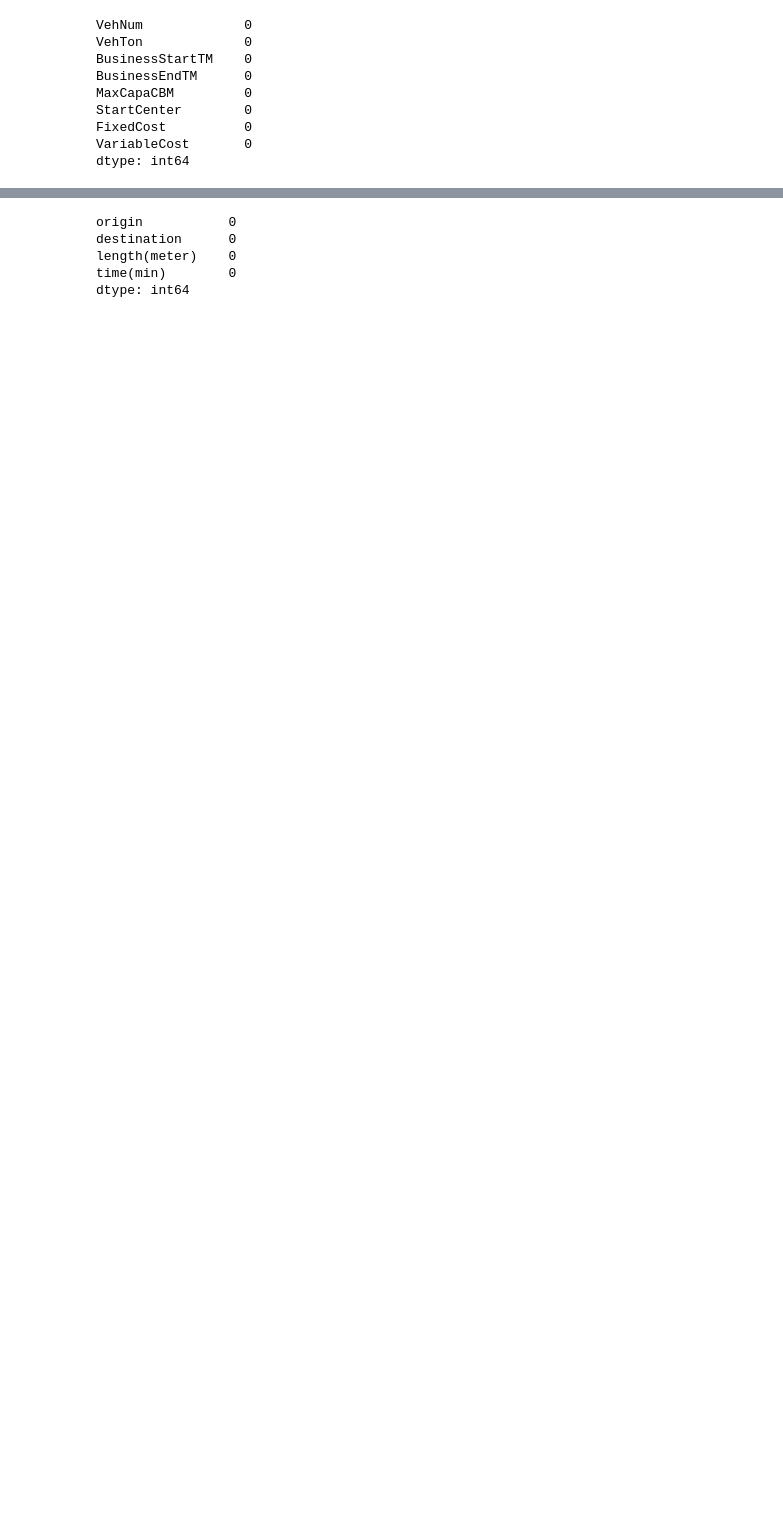
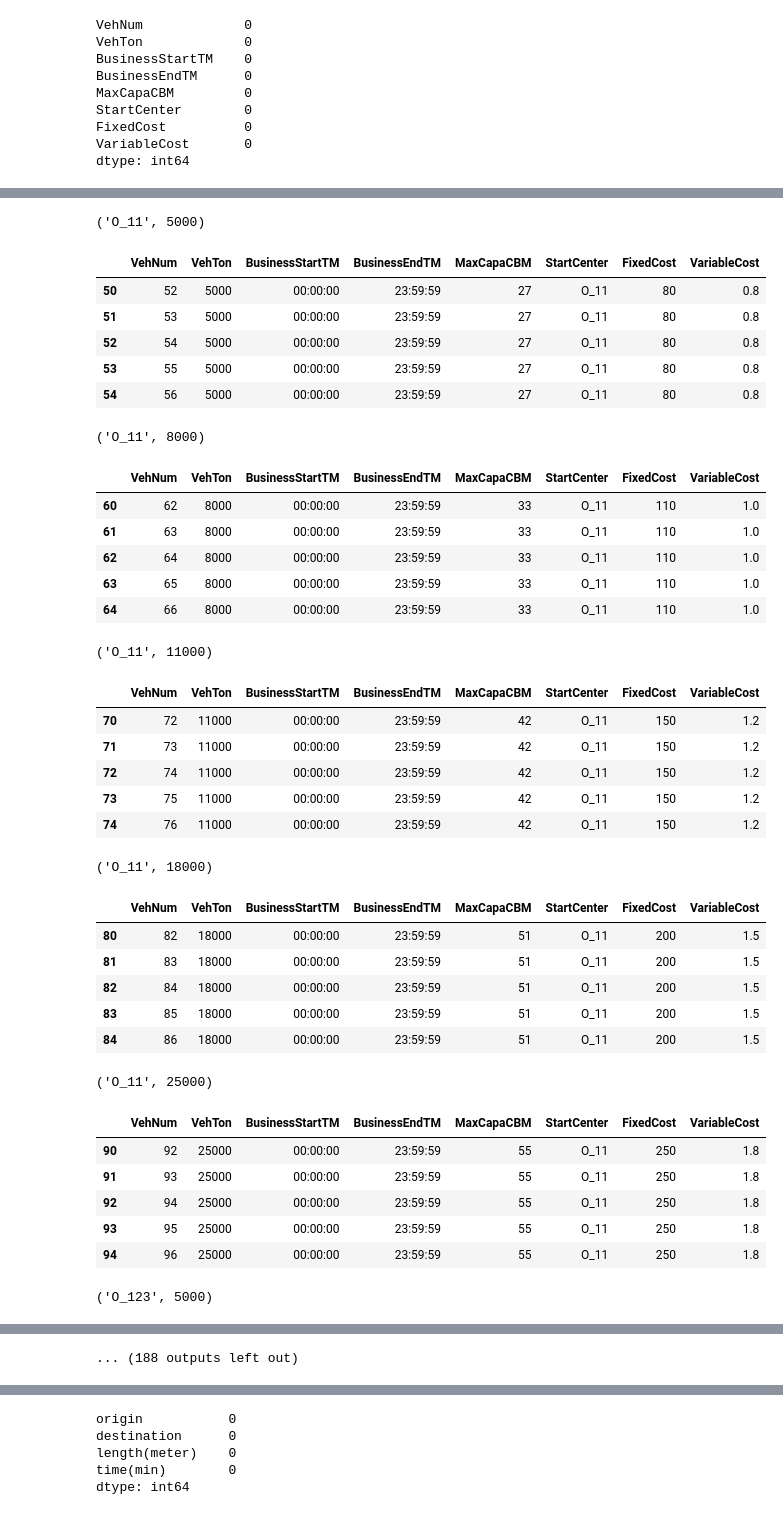
Before and after one commit to wonwookim/cj_challenge, a Jupyter notebook: cj_challenge_eda.ipynb, the cells around one changed output, grey strips where cells are left out. Drawn from its saved outputs; the diff is of its cells as text; code cells hidden in the pictures; blank space fills up the shorter version.

```diff
--- a/cj_challenge_eda.ipynb
+++ b/cj_challenge_eda.ipynb
@@ -149,0 +262,43 @@ dtype: int64
+# %%
+for (k1, k2), group in veh_table.groupby(['StartCenter', 'VehTon']):
+    print((k1, k2))
+    # 터미널 별 차량 톤에 따른 개수
+    display(group.head())
+    # vehTon에 따라서 MaxCapaCBM, FixedCost, VariableCost는 같음
+# %% [output]
+('O_11', 5000)
+|  | VehNum | VehTon | BusinessStartTM | BusinessEndTM | MaxCapaCBM | StartCenter | FixedCost | VariableCost |
+| 50 | 52 | 5000 | 00:00:00 | 23:59:59 | 27 | O_11 | 80 | 0.8 |
+| 51 | 53 | 5000 | 00:00:00 | 23:59:59 | 27 | O_11 | 80 | 0.8 |
+| 52 | 54 | 5000 | 00:00:00 | 23:59:59 | 27 | O_11 | 80 | 0.8 |
+| 53 | 55 | 5000 | 00:00:00 | 23:59:59 | 27 | O_11 | 80 | 0.8 |
+| 54 | 56 | 5000 | 00:00:00 | 23:59:59 | 27 | O_11 | 80 | 0.8 |
+('O_11', 8000)
+|  | VehNum | VehTon | BusinessStartTM | BusinessEndTM | MaxCapaCBM | StartCenter | FixedCost | VariableCost |
+| 60 | 62 | 8000 | 00:00:00 | 23:59:59 | 33 | O_11 | 110 | 1.0 |
+| 61 | 63 | 8000 | 00:00:00 | 23:59:59 | 33 | O_11 | 110 | 1.0 |
+| 62 | 64 | 8000 | 00:00:00 | 23:59:59 | 33 | O_11 | 110 | 1.0 |
+| 63 | 65 | 8000 | 00:00:00 | 23:59:59 | 33 | O_11 | 110 | 1.0 |
+| 64 | 66 | 8000 | 00:00:00 | 23:59:59 | 33 | O_11 | 110 | 1.0 |
+('O_11', 11000)
+|  | VehNum | VehTon | BusinessStartTM | BusinessEndTM | MaxCapaCBM | StartCenter | FixedCost | VariableCost |
+| 70 | 72 | 11000 | 00:00:00 | 23:59:59 | 42 | O_11 | 150 | 1.2 |
+| 71 | 73 | 11000 | 00:00:00 | 23:59:59 | 42 | O_11 | 150 | 1.2 |
+| 72 | 74 | 11000 | 00:00:00 | 23:59:59 | 42 | O_11 | 150 | 1.2 |
+| 73 | 75 | 11000 | 00:00:00 | 23:59:59 | 42 | O_11 | 150 | 1.2 |
+| 74 | 76 | 11000 | 00:00:00 | 23:59:59 | 42 | O_11 | 150 | 1.2 |
+('O_11', 18000)
+|  | VehNum | VehTon | BusinessStartTM | BusinessEndTM | MaxCapaCBM | StartCenter | FixedCost | VariableCost |
+| 80 | 82 | 18000 | 00:00:00 | 23:59:59 | 51 | O_11 | 200 | 1.5 |
+| 81 | 83 | 18000 | 00:00:00 | 23:59:59 | 51 | O_11 | 200 | 1.5 |
+| 82 | 84 | 18000 | 00:00:00 | 23:59:59 | 51 | O_11 | 200 | 1.5 |
+| 83 | 85 | 18000 | 00:00:00 | 23:59:59 | 51 | O_11 | 200 | 1.5 |
+| 84 | 86 | 18000 | 00:00:00 | 23:59:59 | 51 | O_11 | 200 | 1.5 |
+('O_11', 25000)
+|  | VehNum | VehTon | BusinessStartTM | BusinessEndTM | MaxCapaCBM | StartCenter | FixedCost | VariableCost |
+| 90 | 92 | 25000 | 00:00:00 | 23:59:59 | 55 | O_11 | 250 | 1.8 |
+| 91 | 93 | 25000 | 00:00:00 | 23:59:59 | 55 | O_11 | 250 | 1.8 |
+| 92 | 94 | 25000 | 00:00:00 | 23:59:59 | 55 | O_11 | 250 | 1.8 |
+| 93 | 95 | 25000 | 00:00:00 | 23:59:59 | 55 | O_11 | 250 | 1.8 |
+| 94 | 96 | 25000 | 00:00:00 | 23:59:59 | 55 | O_11 | 250 | 1.8 |
+('O_123', 5000)
@@ -149,0 +311 @@ dtype: int64
+... (188 outputs left out)
```
Also changed, not shown: parts of 41 cells of this notebook.
